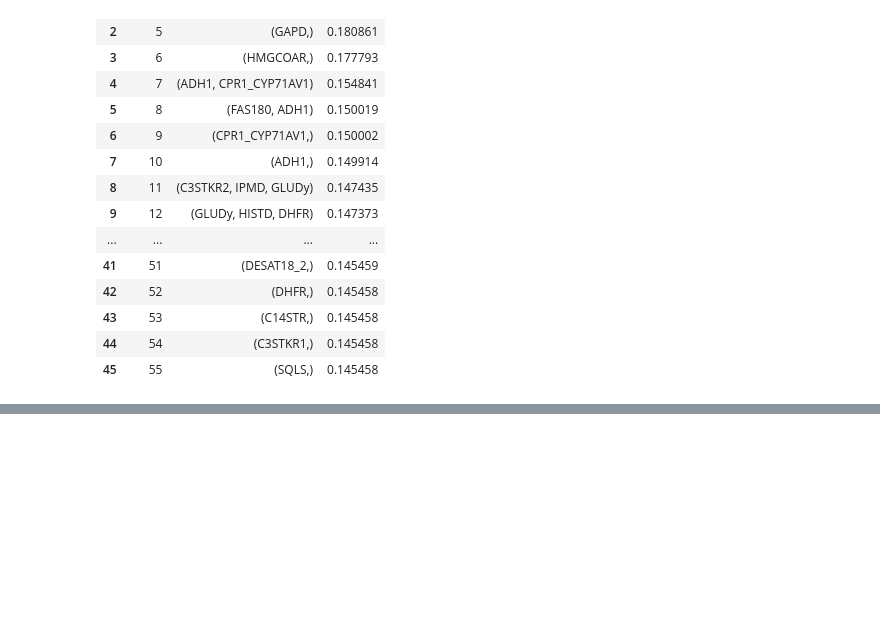
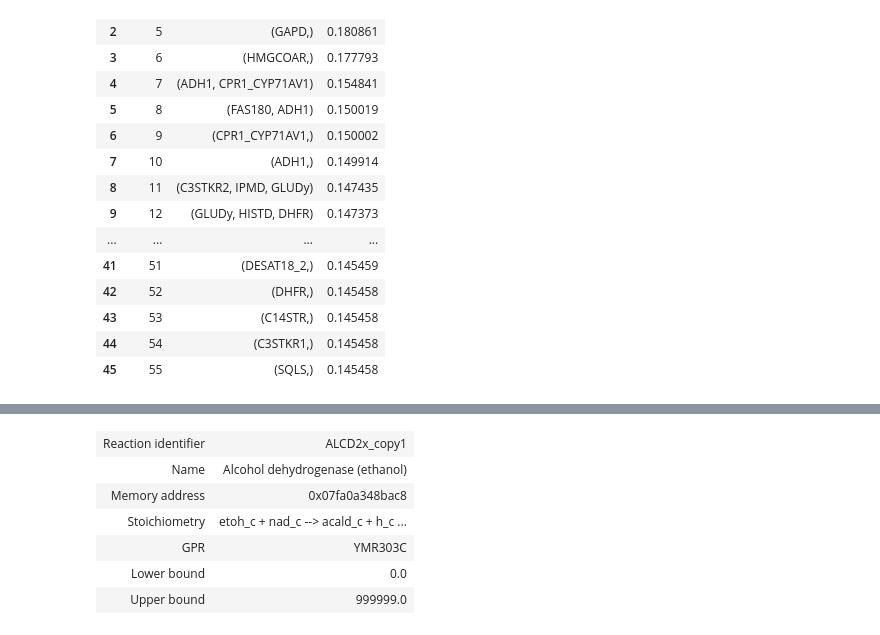
Before and after one commit to 27410/group-assignment-group-8, a Jupyter notebook: Analysis/08_CofactorSwap.ipynb, the cells around one changed output, grey strips where cells are left out. Cells and saved outputs as stored; diff of their text form; code cells hidden in the pictures; blank space fills up the shorter version.

```diff
--- a/Analysis/08_CofactorSwap.ipynb
+++ b/Analysis/08_CofactorSwap.ipynb
@@ -85,3 +95,13 @@ target type: cofactor-swap
+# %%
+iMM904.reactions.ALCD2x_copy1
+# %% [output]
+| Reaction identifier | ALCD2x_copy1 |
+| Name | Alcohol dehydrogenase (ethanol) |
+| Memory address | 0x07fa0a348bac8 |
+| Stoichiometry | etoh_c + nad_c --> acald_c + h_c ... |
+| GPR | YMR303C |
+| Lower bound | 0.0 |
+| Upper bound | 999999.0 |
 # %%
 iMM904.reactions.GAPD
 # %% [output]
```
Also changed, not shown: parts of 19 cells of this notebook.
